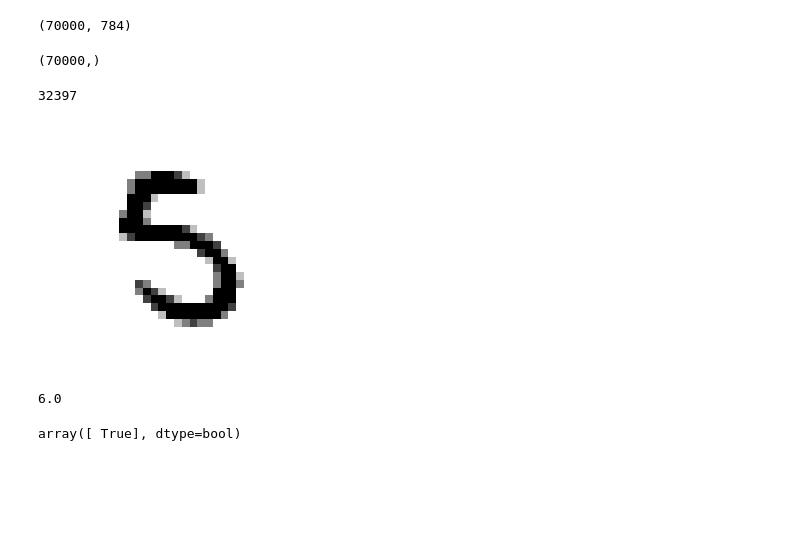
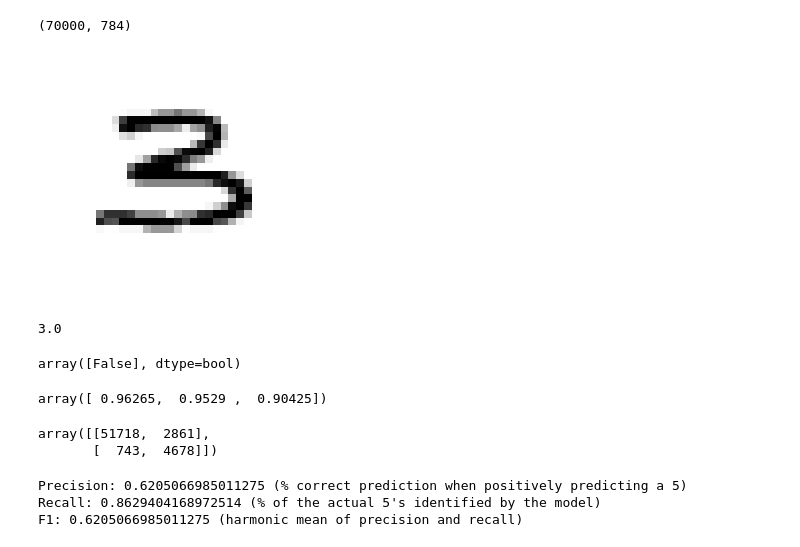
Before and after one commit to ubcs-io/ml-housing-practice, a Jupyter notebook: CH3_Classification.ipynb, the cells around one changed output. Drawn from its saved outputs; the diff is of its cells as text; code cells hidden in the pictures; blank space fills up the shorter version.

Commit message:
Add precision and recall metrics

```diff
--- a/CH3_Classification.ipynb
+++ b/CH3_Classification.ipynb
@@ -19,30 +20,24 @@ X.shape
 # %% [output]
 (70000, 784)
-# %%
-y.shape
-# %% [output]
-(70000,)
 # %%
 %matplotlib inline
 import matplotlib
 import matplotlib.pyplot as plt
 import numpy
 import numpy.random
 
-some_digit = numpy.random.randint(10000, 50000)
-print(some_digit)
-some_digit = X[some_digit]
+random_digit = numpy.random.randint(10000, 50000)
+some_digit = X[random_digit]
 some_digit_image = some_digit.reshape(28, 28)
 
 plt.imshow(some_digit_image, cmap = matplotlib.cm.binary, interpolation="nearest")
 plt.axis("off")
 plt.show()
 
-y[36070]
+y[random_digit]
 # %% [output]
+[figure, new version]
-32397
+3.0
-[figure, old version]
-6.0
 # %%
 X_train, X_test, y_train, y_test = X[:60000], X[60000:], y[:60000], y[60000:]
 
@@ -60,4 +55,34 @@ sgd_clf.fit(X_train, y_train_5)
 
 sgd_clf.predict([some_digit])
 # %% [output]
-array([ True], dtype=bool)
+array([False], dtype=bool)
+# %%
+from sklearn.model_selection import cross_val_score
+cross_val_score(sgd_clf, X_train, y_train_5, cv=3, scoring="accuracy")
+# %% [output]
+array([ 0.96265,  0.9529 ,  0.90425])
+# %%
+from sklearn.model_selection import cross_val_predict
+y_train_pred = cross_val_predict(sgd_clf, X_train, y_train_5, cv=3)
+
+from sklearn.metrics import confusion_matrix
+confusion_matrix(y_train_5, y_train_pred)
+# %% [output]
+array([[51718,  2861],
+       [  743,  4678]])
+# %%
+from sklearn.metrics import precision_score, recall_score
+mod_prec = precision_score(y_train_5, y_train_pred)
+mod_rec = recall_score(y_train_5, y_train_pred)
+
+print('Precision: {} (% correct prediction when positively predicting a 5)'.format(mod_prec))
+print('Recall: {} (% of the actual 5\'s identified by the model)'.format(mod_rec))
+
+from sklearn.metrics import f1_score
+f1 = f1_score(y_train_5, y_train_pred)
+
+print('F1: {} (harmonic mean of precision and recall)'.format(mod_prec))
+# %% [output]
+Precision: 0.6205066985011275 (% correct prediction when positively predicting a 5)
+Recall: 0.8629404168972514 (% of the actual 5's identified by the model)
+F1: 0.6205066985011275 (harmonic mean of precision and recall)
```
Also changed, not shown: parts of 3 cells of this notebook.
